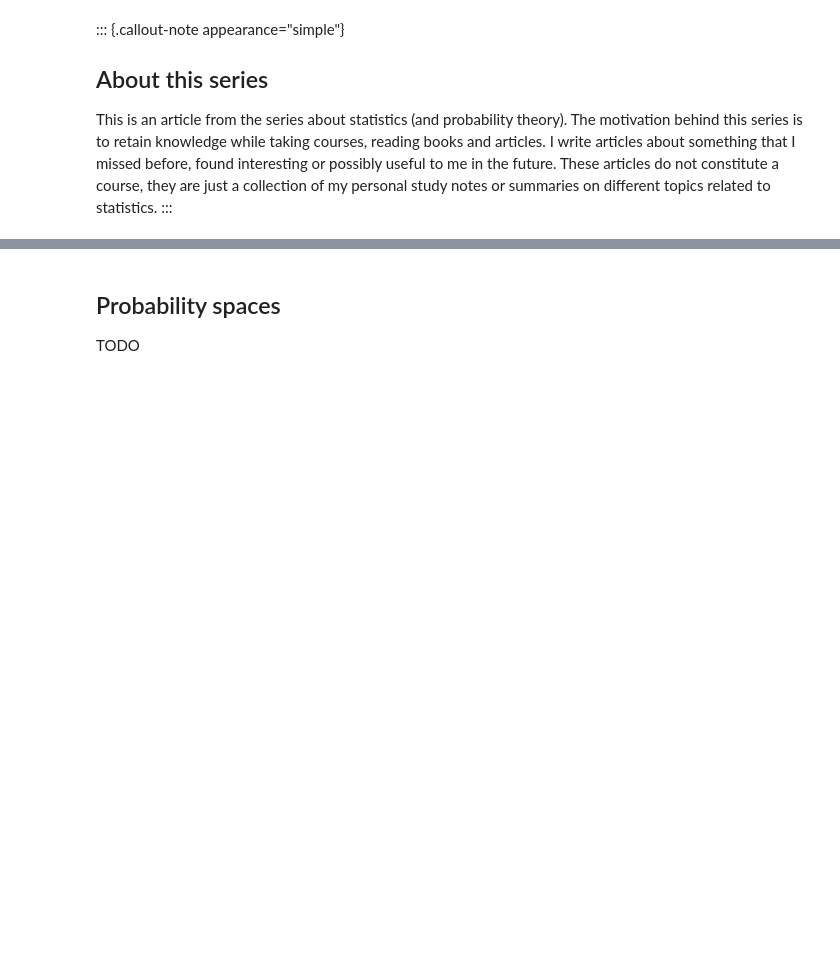
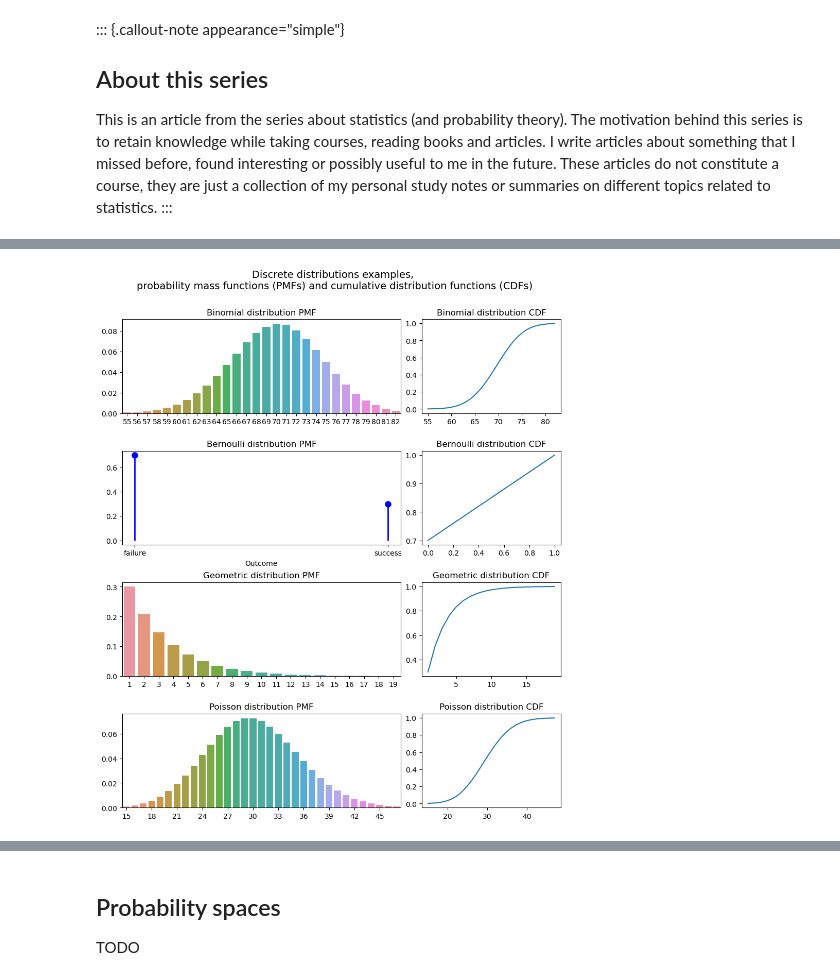
Before and after one commit to orsveri/orsveri.github.io, a Jupyter notebook: posts/topic_statistics/2_prob_basics/index.ipynb, the cells around one changed output, grey strips where cells are left out. Drawn from its saved outputs; the diff is of its cells as text; code cells hidden in the pictures; blank space fills up the shorter version.

```diff
--- a/posts/topic_statistics/2_prob_basics/index.ipynb
+++ b/posts/topic_statistics/2_prob_basics/index.ipynb
@@ -50,0 +63,63 @@ todo
+# %%
+import numpy as np
+import seaborn as sns
+from scipy.stats import binom, geom, bernoulli, poisson
+import matplotlib.pyplot as plt
+
+fig, axs = plt.subplots(
+    4, 2, figsize=(11, 12), num='discrete',
+    gridspec_kw={'width_ratios': [2, 1], 'wspace':0.1, 'hspace':0.4}
+)
+fig.suptitle(
+    'Discrete distributions examples, \nprobability mass functions (PMFs) and \
+    cumulative distribution functions (CDFs)',
+    fontsize=14
+)
+fig.subplots_adjust(top=0.9)
+
+# Binomial
+#ax = axs[0,0]
+p = 0.7  # the probability of success
+n = 100  # the number of trials
+x = np.arange(binom.ppf(0.001, n, p), binom.ppf(0.999, n, p)).astype(int)
+y = binom.pmf(x, n, p)
+y2 = binom.cdf(x, n, p)
+sns.barplot(ax=axs[0,0], x=x, y=y).set_title('Binomial distribution PMF')
+sns.lineplot(ax=axs[0,1], x=x, y=y2).set_title('Binomial distribution CDF')
+ax.set_xticks(axs[0,0].get_xticks()[::3])
+
+# Bernoulli
+ax = axs[1,0]
+p = 0.3  # the probability of success (e.g. obserivng a specific outcome)
+x = [0., 1.]  # 0 is failure and 1 is success
+x_plot = ['failure', 'success']  # just to hve a nicer plot
+y = bernoulli.pmf(x, p)
+y2 = bernoulli.cdf(x, p)
+ax.plot(x, y, 'bo', ms=8, label='bernoulli pmf')
+ax.vlines(x_plot, 0, y, colors='b', linestyles='-', lw=2, label='frozen pmf')
+ax.set_title('Bernoulli distribution PMF')
+ax.set_xlabel('Outcome')
+sns.lineplot(ax=axs[1,1], x=x, y=y2).set_title('Bernoulli distribution CDF')
+
+# Geometric
+x = np.arange(geom.ppf(0.001, p), geom.ppf(0.999, p)).astype(int)
+y = geom.pmf(x, p)
+y2 = geom.cdf(x, p)
+sns.barplot(ax=axs[2,0], x=x, y=y).set_title('Geometric distribution PMF')
+sns.lineplot(ax=axs[2,1], x=x, y=y2).set_title('Geometric distribution CDF')
+
+# Poisson
+ax = axs[3,0]
+mu = 30  # the average rate of events occurring in the given interval
+x = np.arange(poisson.ppf(0.001, mu), poisson.ppf(0.999, mu)).astype(int)
+y = poisson.pmf(x, mu)
+y2 = poisson.cdf(x, mu)
+sns.barplot(ax=ax, x=x, y=y).set_title('Poisson distribution PMF')
+ax.set_xticks(ax.get_xticks()[::3])
+sns.lineplot(ax=axs[3,1], x=x, y=y2).set_title('Poisson distribution CDF')
+
+plt.show('discrete')
+fig.clear()
+plt.close(fig)
+# %% [output]
+[figure, added]
```
Also changed, not shown: parts of 10 cells of this notebook, 4 other files.
